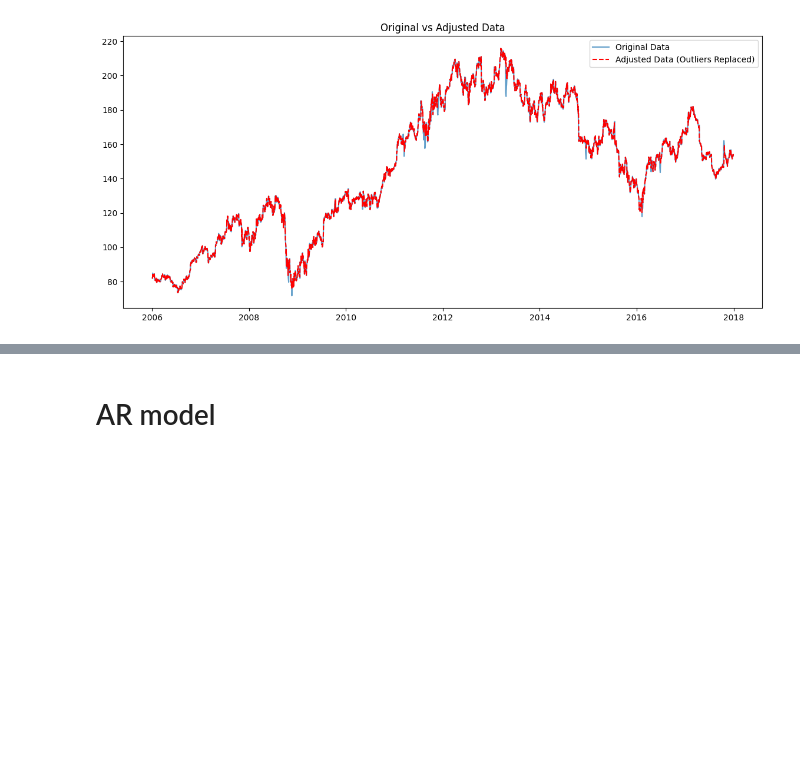
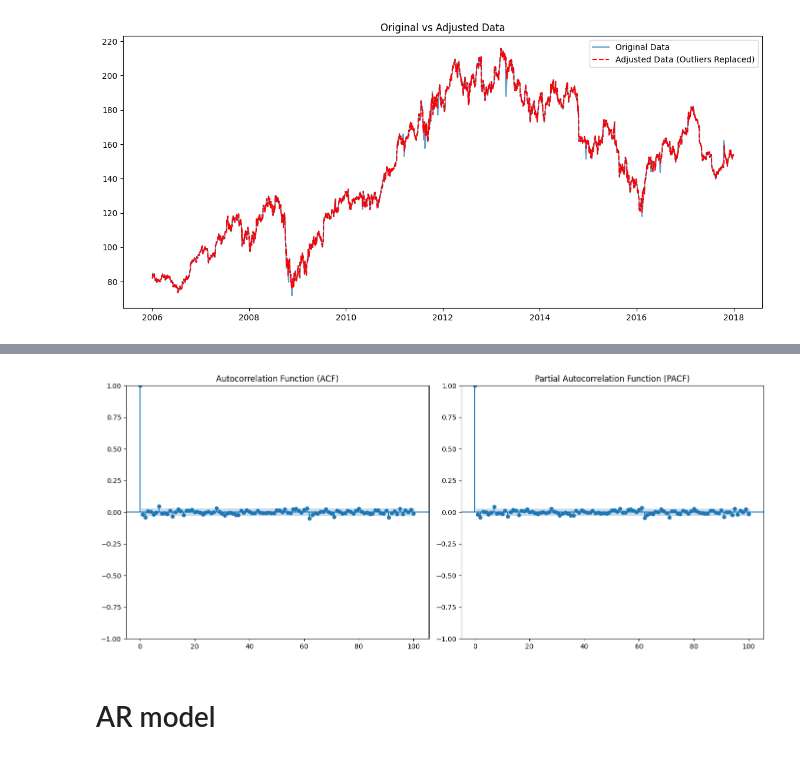
Before and after one commit to ShipFantasy/ADAML-Stock-A3, a Jupyter notebook: STL+AR model.ipynb, the cells around one changed output, grey strips where cells are left out. Drawn from its saved outputs; the diff is of its cells as text; code cells hidden in the pictures; blank space fills up the shorter version.

```diff
--- a/STL+AR model.ipynb
+++ b/STL+AR model.ipynb
@@ -261,22 +261,2 @@ acf_analysis(data_resampled)
 # %% [output]
 [figure]
-# %%
-def acf_diff(data):
-    data_diff = data['Close'].diff().dropna()
-    # Autocorrelation Analysis
-    plt.figure(figsize=(14, 6))
-    plt.subplot(1, 2, 1)
-    plot_acf(data_diff, lags=100, ax=plt.gca())
-    plt.title('Autocorrelation Function (ACF)')
-    plt.subplot(1, 2, 2)
-    plot_pacf(data_diff, lags=100, ax=plt.gca(), method='ywm')
-    plt.title('Partial Autocorrelation Function (PACF)')
-    plt.tight_layout()
-    plt.show()
-
-acf_diff(data_resampled)
-
-
-
-
-plt.show()
@@ -349,3 +334,20 @@ adjusted_data = stl_outlier_detection_and_removal(data_resampled, best_period, t
+# %%
+def acf_diff(data):
+    data_diff = data.diff().dropna()
+    # Autocorrelation Analysis
+    plt.figure(figsize=(14, 6))
+    plt.subplot(1, 2, 1)
+    plot_acf(data_diff, lags=100, ax=plt.gca())
+    plt.title('Autocorrelation Function (ACF)')
+    plt.subplot(1, 2, 2)
+    plot_pacf(data_diff, lags=100, ax=plt.gca(), method='ywm')
+    plt.title('Partial Autocorrelation Function (PACF)')
+    plt.tight_layout()
+    plt.show()
+
+acf_diff(adjusted_data)
+# %% [output]
+[figure, new version]
 # %% [markdown]
 # AR model
 # %%
```
Also changed, not shown: parts of 5 cells of this notebook.
